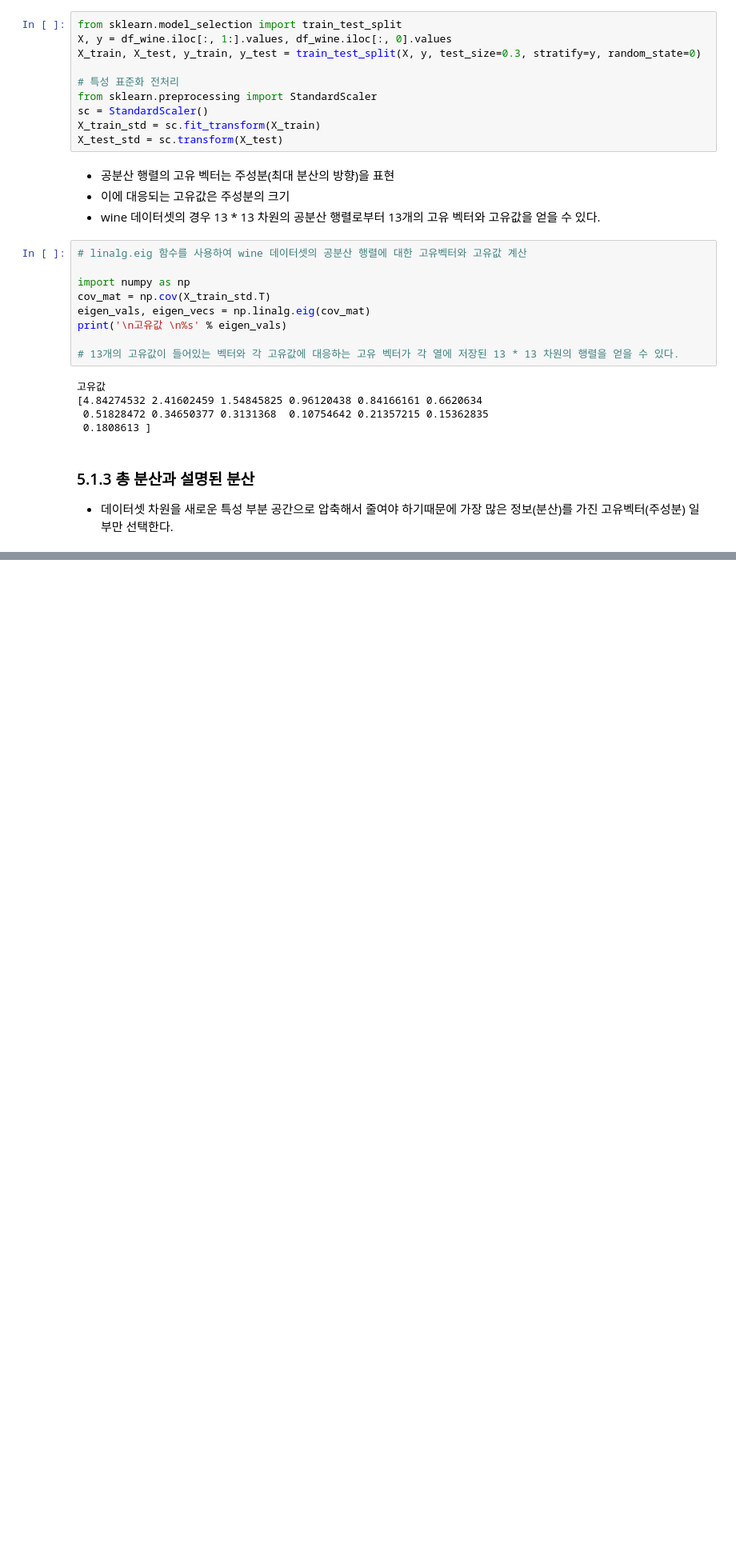
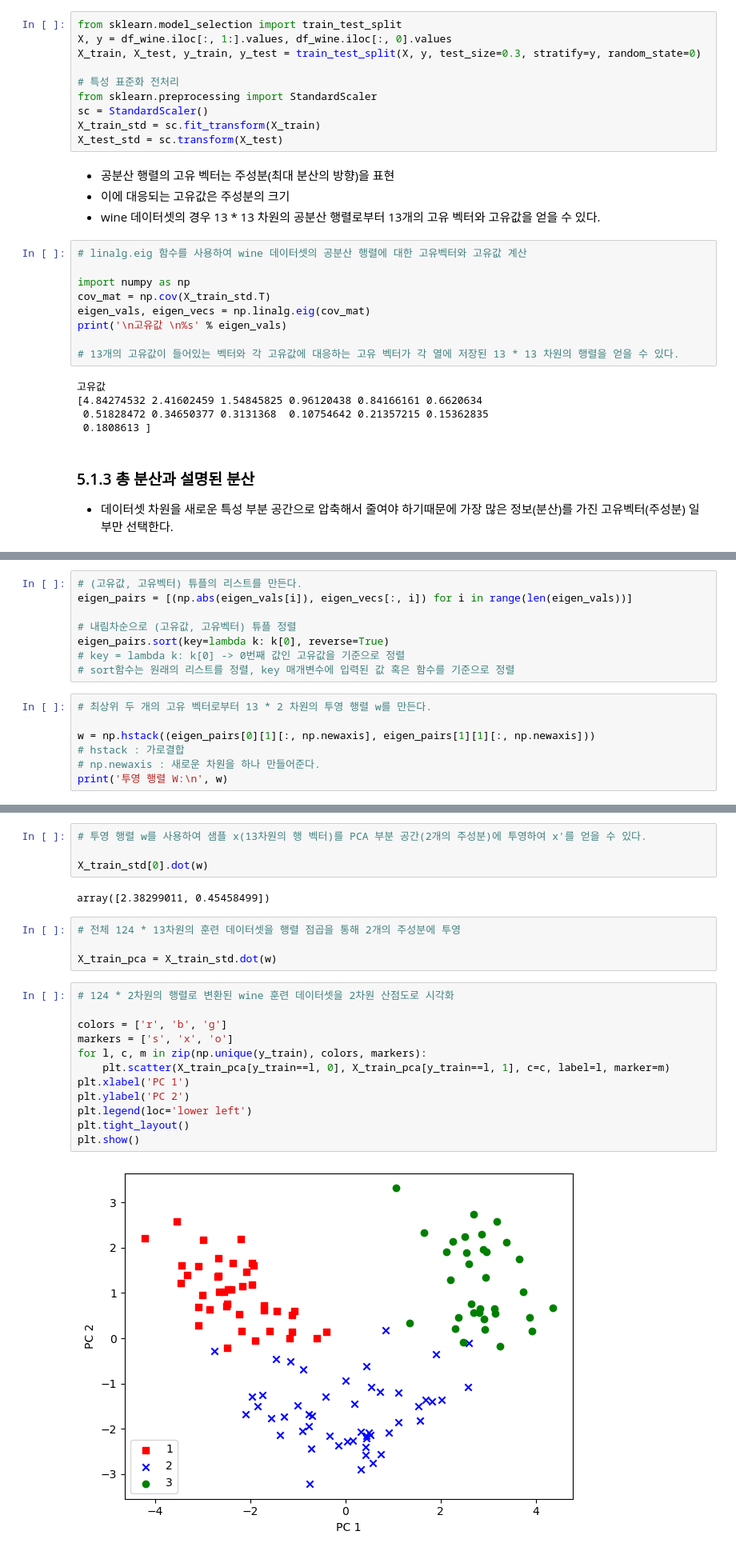
Before and after one commit to LeeDaeWook/ML_study, a Jupyter notebook: ml_study_ch4.ipynb, the cells around one changed output, grey strips where cells are left out. Shown: that part at 80% size. Saved outputs shown, nothing was run; the diff lists cells and outputs as text; blank space fills up the shorter version.

```diff
--- a/ml_study_ch4.ipynb
+++ b/ml_study_ch4.ipynb
@@ -862,0 +886,15 @@ print('\n고유값 \n%s' % eigen_vals)
+# %%
+# (고유값, 고유벡터) 튜플의 리스트를 만든다.
+eigen_pairs = [(np.abs(eigen_vals[i]), eigen_vecs[:, i]) for i in range(len(eigen_vals))]
+
+# 내림차순으로 (고유값, 고유벡터) 튜플 정렬
+eigen_pairs.sort(key=lambda k: k[0], reverse=True)
+# key = lambda k: k[0] -> 0번째 값인 고유값을 기준으로 정렬
+# sort함수는 원래의 리스트를 정렬, key 매개변수에 입력된 값 혹은 함수를 기준으로 정렬
+# %%
+# 최상위 두 개의 고유 벡터로부터 13 * 2 차원의 투영 행렬 w를 만든다.
+
+w = np.hstack((eigen_pairs[0][1][:, np.newaxis], eigen_pairs[1][1][:, np.newaxis]))
+# hstack : 가로결합
+# np.newaxis : 새로운 차원을 하나 만들어준다.
+print('투영 행렬 W:\n', w)
@@ -862,0 +916,24 @@ print('\n고유값 \n%s' % eigen_vals)
+# %%
+# 투영 행렬 w를 사용하여 샘플 x(13차원의 행 벡터)를 PCA 부분 공간(2개의 주성분)에 투영하여 x'를 얻을 수 있다.
+
+X_train_std[0].dot(w)
+# %% [output]
+array([2.38299011, 0.45458499])
+# %%
+# 전체 124 * 13차원의 훈련 데이터셋을 행렬 점곱을 통해 2개의 주성분에 투영
+
+X_train_pca = X_train_std.dot(w)
+# %%
+# 124 * 2차원의 행렬로 변환된 wine 훈련 데이터셋을 2차원 산점도로 시각화
+
+colors = ['r', 'b', 'g']
+markers = ['s', 'x', 'o']
+for l, c, m in zip(np.unique(y_train), colors, markers):
+    plt.scatter(X_train_pca[y_train==l, 0], X_train_pca[y_train==l, 1], c=c, label=l, marker=m)
+plt.xlabel('PC 1')
+plt.ylabel('PC 2')
+plt.legend(loc='lower left')
+plt.tight_layout()
+plt.show()
+# %% [output]
+[figure, added]
```
Also changed, not shown: parts of 7 cells of this notebook.
